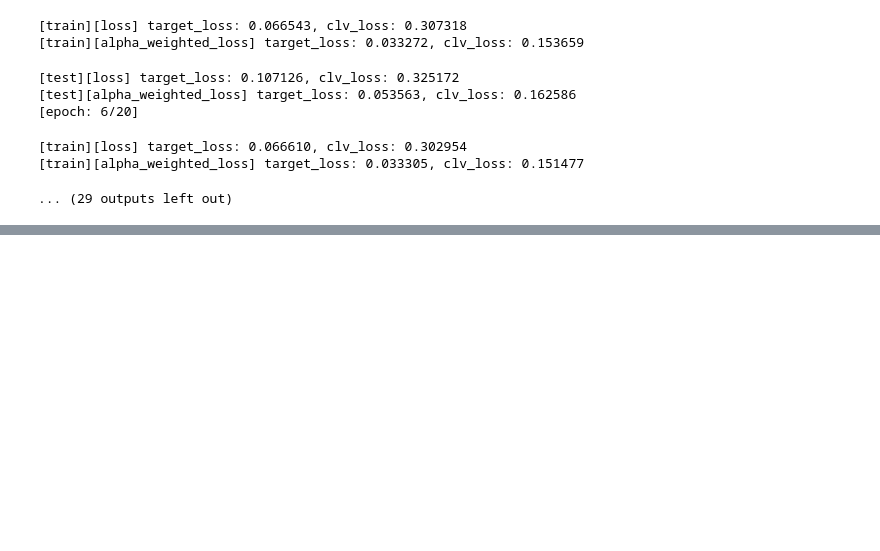
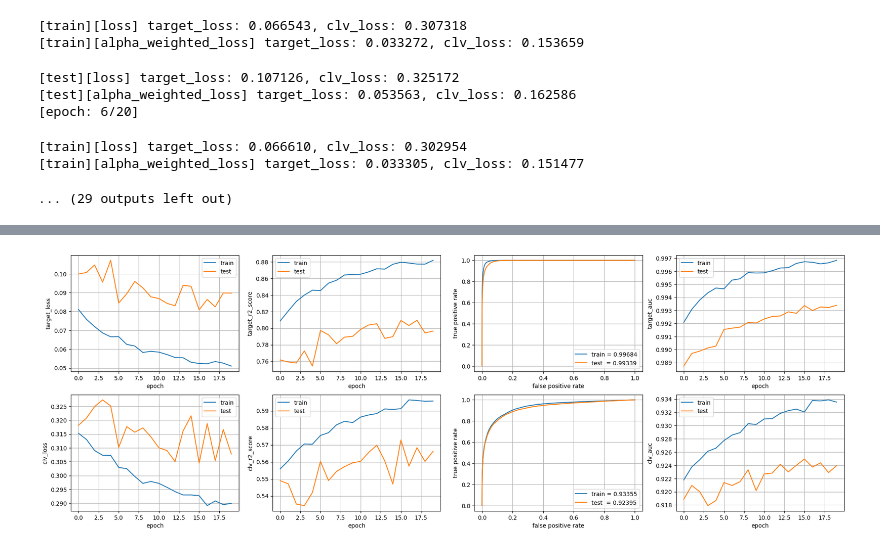
Before and after one commit to tishii2479/my-master-project, a Jupyter notebook: notebook/c.ipynb, the cells around one changed output, grey strips where cells are left out. Cells and saved outputs as stored; diff of their text form; code cells hidden in the pictures; blank space fills up the shorter version.

```diff
--- a/notebook/c.ipynb
+++ b/notebook/c.ipynb
@@ -195,11 +185,0 @@ KeyboardInterrupt:
-# %%
-loss_names = ["target", "clv"]
-for loss_name in loss_names:
-    train_losses = list(map(lambda result: result[loss_name]["loss"], train_results))
-    test_losses = list(map(lambda result: result[loss_name]["loss"], test_results))
-    plt.plot(train_losses, label="train")
-    plt.plot(test_losses, label="test")
-    plt.xlabel("epoch")
-    plt.ylabel(f"{loss_name}_loss")
-    plt.legend()
-    plt.show()
@@ -267,20 +185,0 @@ test auc: 0.9239458097427873
-# %%
-def plot_auc(train_results: list[dict], test_results: list[dict], loss_name: str):
-    train_aucs = []
-    for result in train_results:
-        train_aucs.append(roc_auc_score(result[loss_name]["y_true"], result[loss_name]["y_pred"]))
-
-    test_aucs = []
-    for result in test_results:
-        test_aucs.append(roc_auc_score(result[loss_name]["y_true"], result[loss_name]["y_pred"]))
-
-    plt.plot(train_aucs, label="train")
-    plt.plot(test_aucs, label="test")
-
-    plt.xlabel("epoch")
-    plt.ylabel("auc")
-    plt.legend()
-    plt.show()
-
-plot_auc(train_results, test_results, "target")
-plot_auc(train_results, test_results, "clv")
@@ -289,0 +186,13 @@ plot_auc(train_results, test_results, "clv")
+# %%
+fig, axes = plt.subplots(nrows=2, ncols=4, figsize=(24, 8))
+loss_names = ["target", "clv"]
+
+for i, loss_name in enumerate(loss_names):
+    plot_loss(train_results, test_results, loss_name, axes[i, 0])
+    plot_r2_score(train_results, test_results, loss_name, axes[i, 1])
+    plot_roc_auc(train_results[-1], test_results[-1], loss_name, axes[i, 2])
+    plot_auc(train_results, test_results, loss_name, axes[i, 3])
+
+plt.show()
+# %% [output]
+[figure, added]
```
Also changed, not shown: parts of 6 cells of this notebook, 2 other files.
